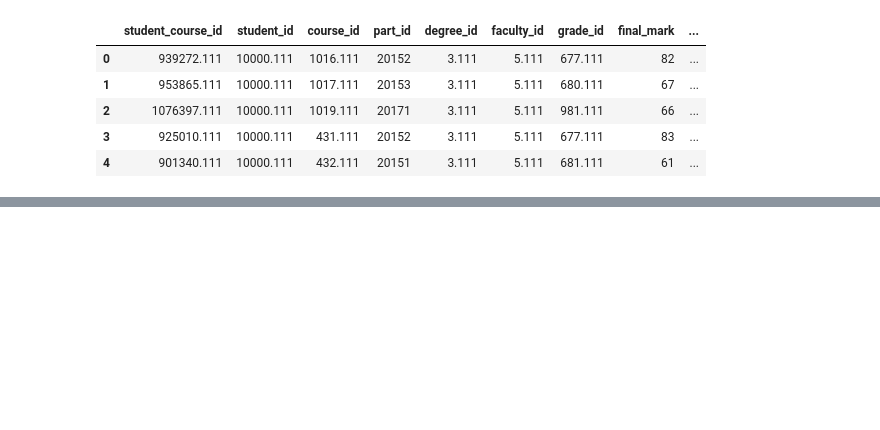
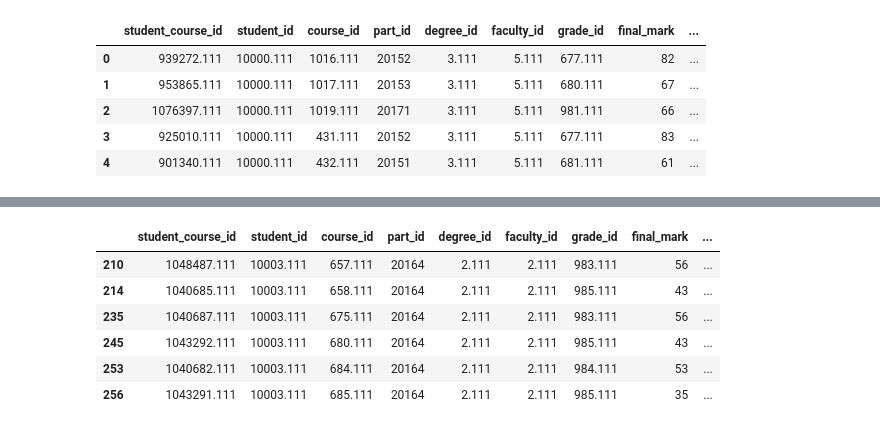
Before and after one commit to ShrkoXIII/Academic_Advisor_system, a Jupyter notebook: note_books/model_eng/read.ipynb, the cells around one changed output, grey strips where cells are left out. Cells and saved outputs as stored; diff of their text form; code cells hidden in the pictures; blank space fills up the shorter version.

```diff
--- a/note_books/model_eng/read.ipynb
+++ b/note_books/model_eng/read.ipynb
@@ -601,0 +89,10 @@ df2[df2['student_id']=='10428.111']
+# %%
+df[(df['part_id']=='20164')&(df['student_id']=='10003.111')]
+# %% [output]
+|  | student_course_id | student_id | course_id | part_id | degree_id | faculty_id | grade_id | final_mark | ... |
+| 210 | 1048487.111 | 10003.111 | 657.111 | 20164 | 2.111 | 2.111 | 983.111 | 56 | ... |
+| 214 | 1040685.111 | 10003.111 | 658.111 | 20164 | 2.111 | 2.111 | 985.111 | 43 | ... |
+| 235 | 1040687.111 | 10003.111 | 675.111 | 20164 | 2.111 | 2.111 | 983.111 | 56 | ... |
+| 245 | 1043292.111 | 10003.111 | 680.111 | 20164 | 2.111 | 2.111 | 985.111 | 43 | ... |
+| 253 | 1040682.111 | 10003.111 | 684.111 | 20164 | 2.111 | 2.111 | 984.111 | 53 | ... |
+| 256 | 1043291.111 | 10003.111 | 685.111 | 20164 | 2.111 | 2.111 | 985.111 | 35 | ... |
```
Also changed, not shown: parts of 26 cells of this notebook, 7 other files.
